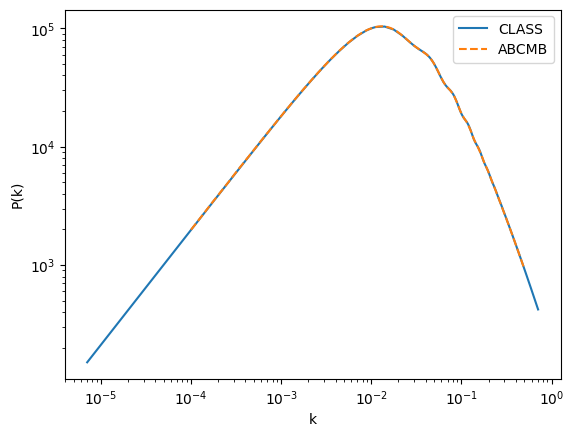
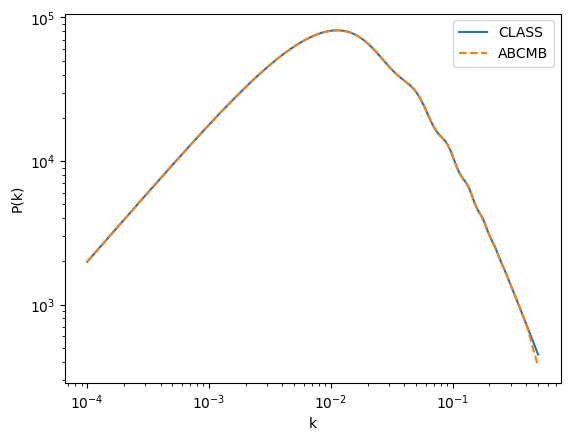
Unified diff of the notebook cell whose output changed from the first chart to the second:
--- before
+++ after
@@ -1,3 +1,3 @@
-plt.loglog(k_class, Pk_class, label="CLASS")
+plt.loglog(k, Pk_class, label="CLASS")
 plt.loglog(k, Pk, "--", label="ABCMB")
 plt.legend()

Commit: Fixed massive neutrino errors